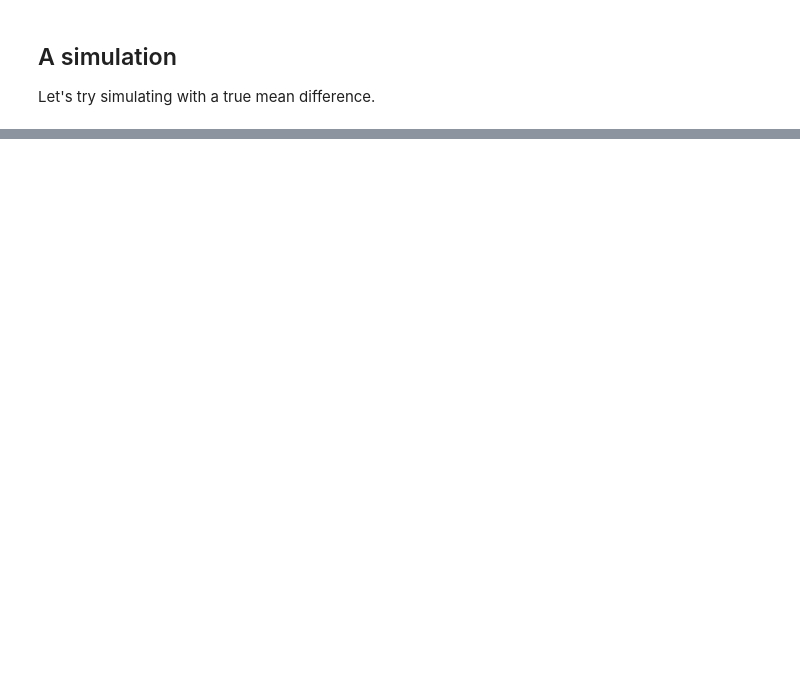
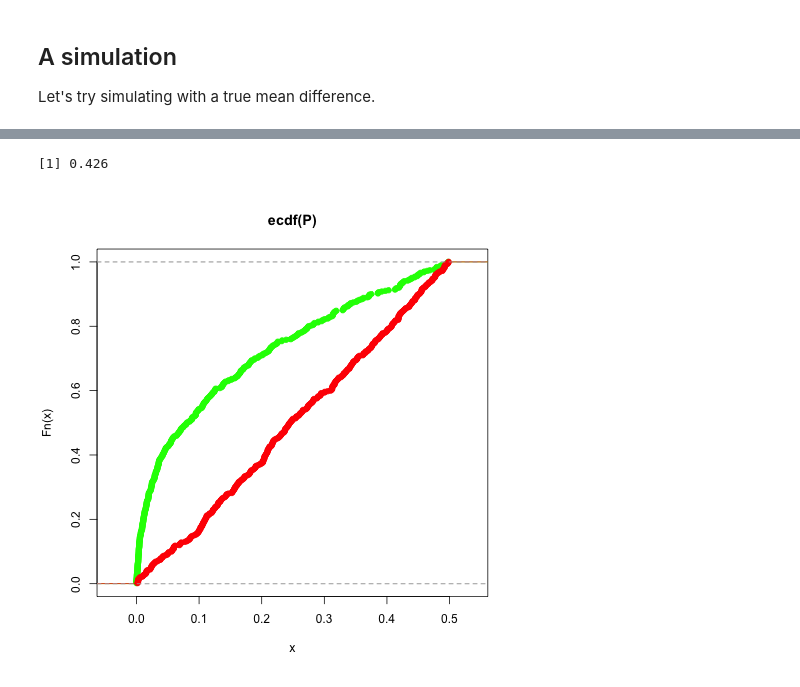
Before and after one commit to selective-inference/Python-software, a Jupyter notebook: notebooks/SPRT.ipynb, the cells around one changed output, grey strips where cells are left out. Drawn from its saved outputs; the diff is of its cells as text; code cells hidden in the pictures; blank space fills up the shorter version.

```diff
--- a/notebooks/SPRT.ipynb
+++ b/notebooks/SPRT.ipynb
@@ -116,0 +185,8 @@ results.observed, np.mean(Z[:,1]) - np.mean(Z[:,0])
+# %%
+%%R -i P,pivot
+plot(ecdf(P), col='green')
+lines(ecdf(pivot), col='red')
+ecdf(P)(0.05)
+# %% [output]
+[1] 0.426
+[figure, added]
```
Also changed, not shown: parts of 31 cells of this notebook, 5 other files.
